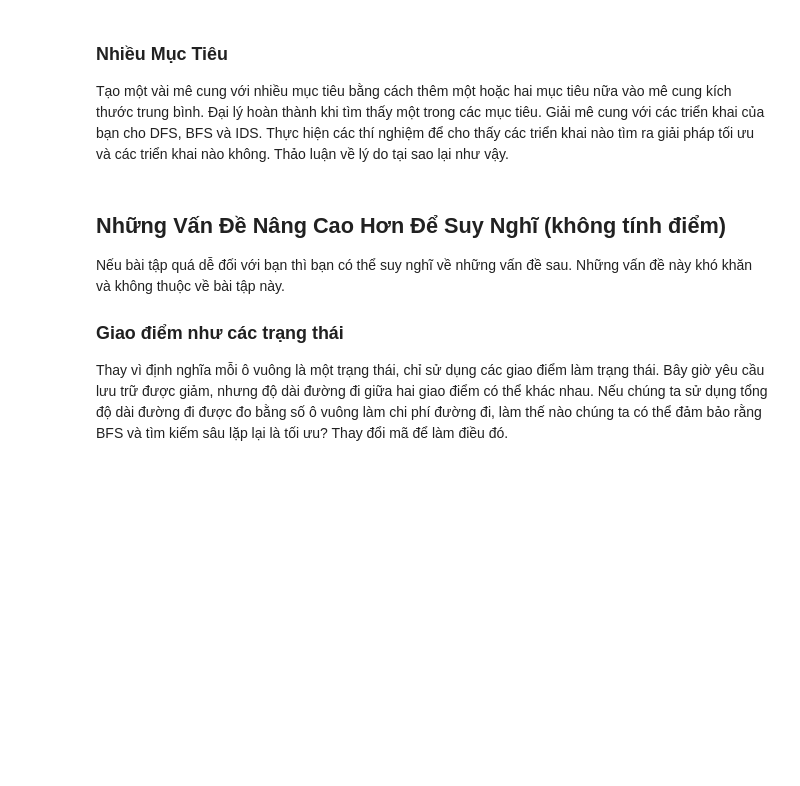
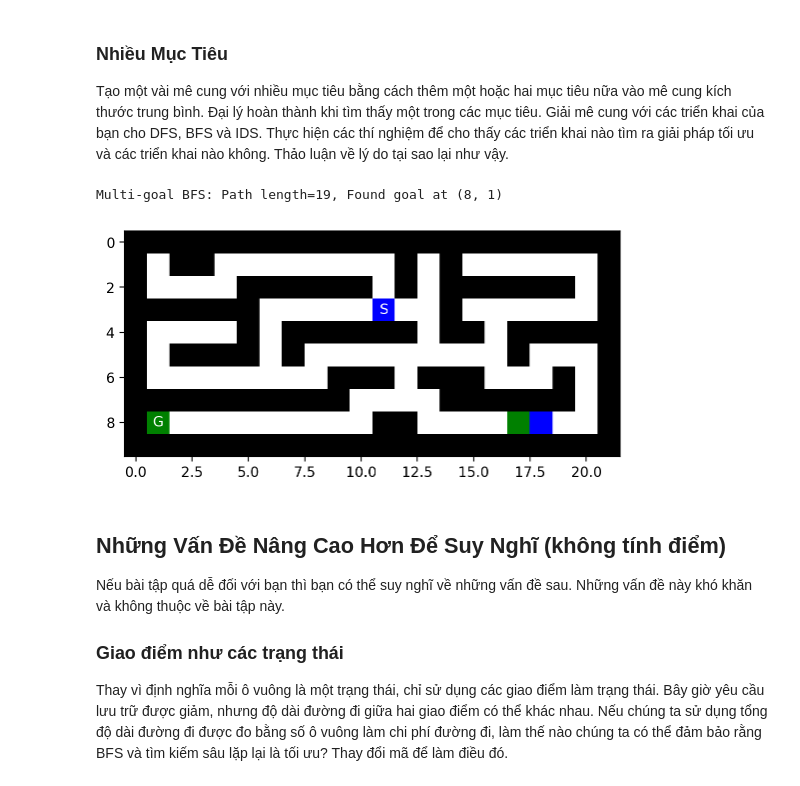
Before and after one commit to KHOAUSSR2003/Group-4-SGU, a Jupyter notebook: lab2_02_search/Maze.ipynb, the cells around one changed output. Drawn from its saved outputs; the diff is of its cells as text; code cells hidden in the pictures; blank space fills up the shorter version.

```diff
--- a/lab2_02_search/Maze.ipynb
+++ b/lab2_02_search/Maze.ipynb
@@ -543,3 +724,55 @@ Giải mê cung với các triển khai của bạn cho DFS, BFS và IDS. Thực
+# %%
+def create_multi_goal_maze():
+    maze_str = """XXXXXXXXXXXXXXXXXXXXXX
+X XX        X X      X
+X    XXXXXX X XXXXXX X
+XXXXXX     S  X      X
+X    X XXXXXX XX XXXXX
+X XXXX X         X   X
+X        XXX XXX   X X
+XXXXXXXXXX    XXXXXX X
+XG         XX    G2  X
+XXXXXXXXXXXXXXXXXXXXXX"""
+    return mh.parse_maze(maze_str)
+
+def bfs_multi_goal(start, goals, maze):
+    frontier = deque([Node(start)])
+    reached = {start}
+    reached_order = []
+
+    while frontier:
+        node = frontier.popleft()
+        reached_order.append(node.pos)
+
+        if node.pos in goals:
+            return node.path(), reached_order, node.pos
+
+        for action, nxt in neighbors_fn(node.pos, maze):
+            if nxt not in reached:
+                reached.add(nxt)
+                frontier.append(Node(nxt, node, action, node.cost+1))
+    return None, reached_order, None
+
+multi_maze = create_multi_goal_maze()
+start = mh.find_pos(multi_maze, "S")
+goal1 = mh.find_pos(multi_maze, "G")
+goal2_pos = None
+
+for r in range(multi_maze.shape[0]):
+    for c in range(multi_maze.shape[1]):
+        if multi_maze[r, c] == "G2":
+            goal2_pos = (r, c)
+            break
+
+goals = [goal1, goal2_pos] if goal2_pos else [goal1]
+
+path, reached, found_goal = bfs_multi_goal(start, goals, multi_maze)
+print(f"Multi-goal BFS: Path length={len(path)-1}, Found goal at {found_goal}")
+
+mh.show_maze(multi_maze)
+# %% [output]
+Multi-goal BFS: Path length=19, Found goal at (8, 1)
+[figure, added]
 # %% [markdown]
 ## Những Vấn Đề Nâng Cao Hơn Để Suy Nghĩ (không tính điểm)
 
```
Also changed, not shown: parts of 13 cells of this notebook, 3 other files.
